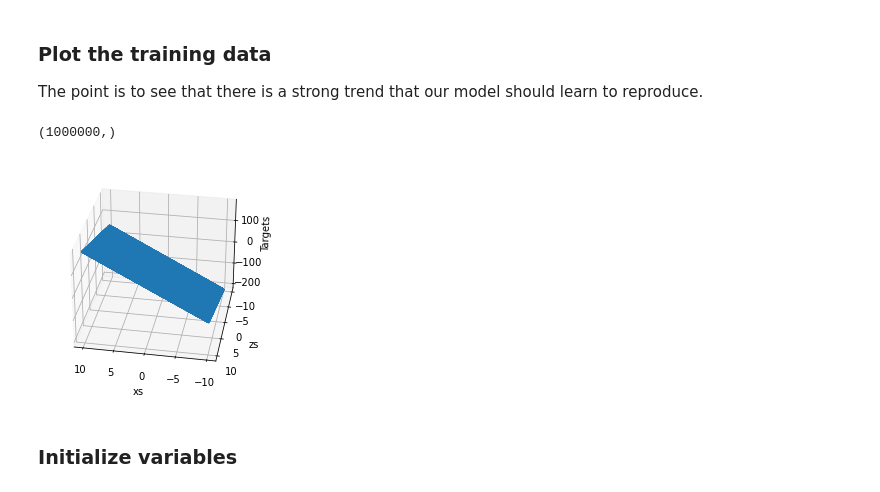
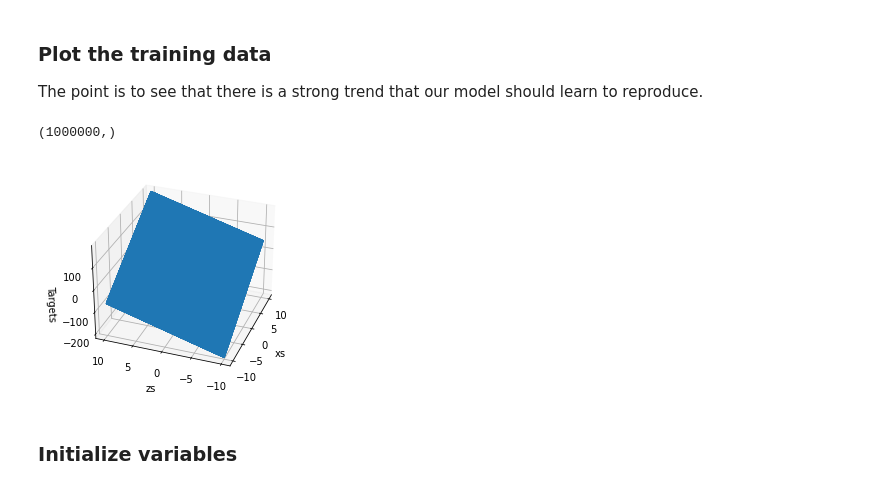
Before and after one commit to hakankorpe/2024, a Jupyter notebook: Minimal_example_All_Exercises.ipynb, the cells around one changed output. Saved outputs shown, nothing was run; the diff lists cells and outputs as text; code cells hidden in the pictures.

```diff
--- a/Minimal_example_All_Exercises.ipynb
+++ b/Minimal_example_All_Exercises.ipynb
@@ -82,35 +82,35 @@ print (targets.shape)
 fig = plt.figure()
 
 # A method allowing us to create the 3D plot
 ax = fig.add_subplot(111, projection='3d')
 
 # updated part
 xs = xs.reshape(observations,)
 zs = zs.reshape(observations,)
 
 # Choose the axes.
 ax.plot(xs, zs, targets)
 
 # Set labels
 ax.set_xlabel('xs')
 ax.set_ylabel('zs')
 ax.set_zlabel('Targets')
 
 # You can fiddle with the azim parameter to plot the data from different angles. Just change the value of azim=100
 # to azim = 0 ; azim = 200, or whatever. Check and see what happens.
-ax.view_init(azim=100)
+ax.view_init(azim=200)
 
 # So far we were just describing the plot. This method actually shows the plot.
 plt.show()
 
 # We reshape the targets back to the shape that they were in before plotting.
 # This reshaping is a side-effect of the 3D plot. Sorry for that.
 targets = targets.reshape(observations,1)
 xs = xs.reshape(observations,1)
 zs = zs.reshape(observations,1)
 # %% [output]
 (1000000,)
-[figure, old version]
+[figure, new version]
 # %% [markdown]
 ### Initialize variables
 # %%
```
Also changed, not shown: parts of 3 cells of this notebook, 3 other files.
